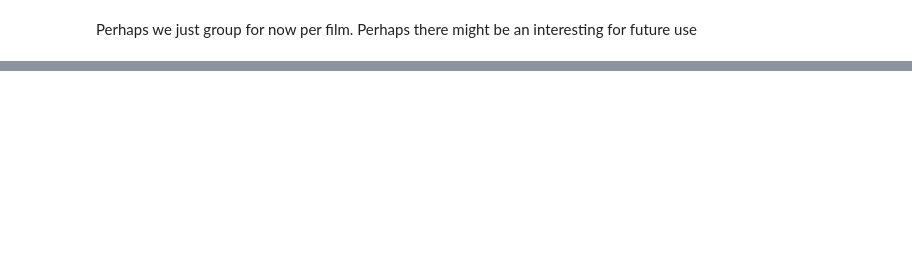
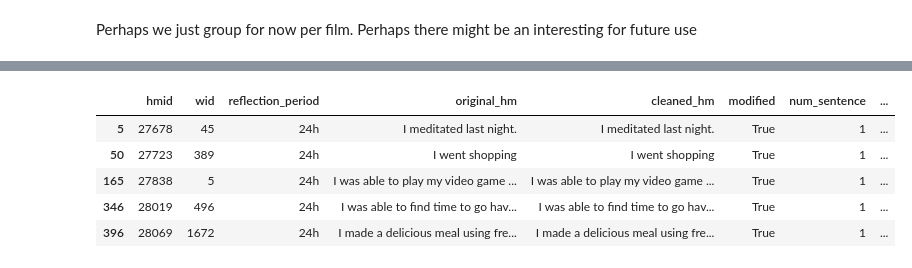
Before and after one commit to damachi/Master_semester_project, a Jupyter notebook: Semester Project/Dataset extracting.ipynb, the cells around one changed output, grey strips where cells are left out. Saved outputs shown, nothing was run; the diff lists cells and outputs as text; code cells hidden in the pictures; blank space fills up the shorter version.

```diff
--- a/Semester Project/Dataset extracting.ipynb
+++ b/Semester Project/Dataset extracting.ipynb
@@ -179,0 +281,9 @@ Length: 617, dtype: int64
+# %%
+get_df_per_label('leisure',df)
+# %% [output]
+|  | hmid | wid | reflection_period | original_hm | cleaned_hm | modified | num_sentence | ... |
+| 5 | 27678 | 45 | 24h | I meditated last night. | I meditated last night. | True | 1 | ... |
+| 50 | 27723 | 389 | 24h | I went shopping | I went shopping | True | 1 | ... |
+| 165 | 27838 | 5 | 24h | I was able to play my video game ... | I was able to play my video game ... | True | 1 | ... |
+| 346 | 28019 | 496 | 24h | I was able to find time to go hav... | I was able to find time to go hav... | True | 1 | ... |
+| 396 | 28069 | 1672 | 24h | I made a delicious meal using fre... | I made a delicious meal using fre... | True | 1 | ... |
```
Also changed, not shown: parts of 52 cells of this notebook.
